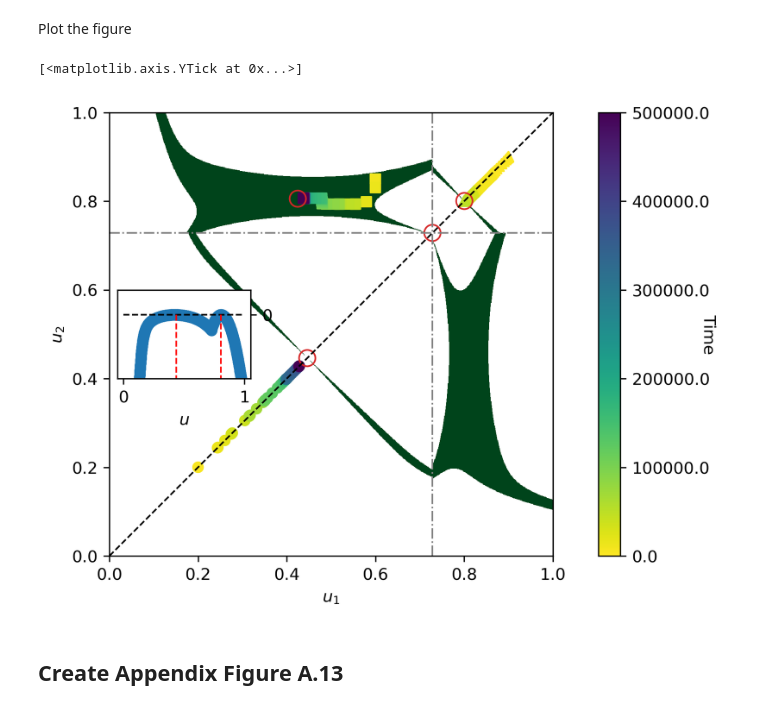
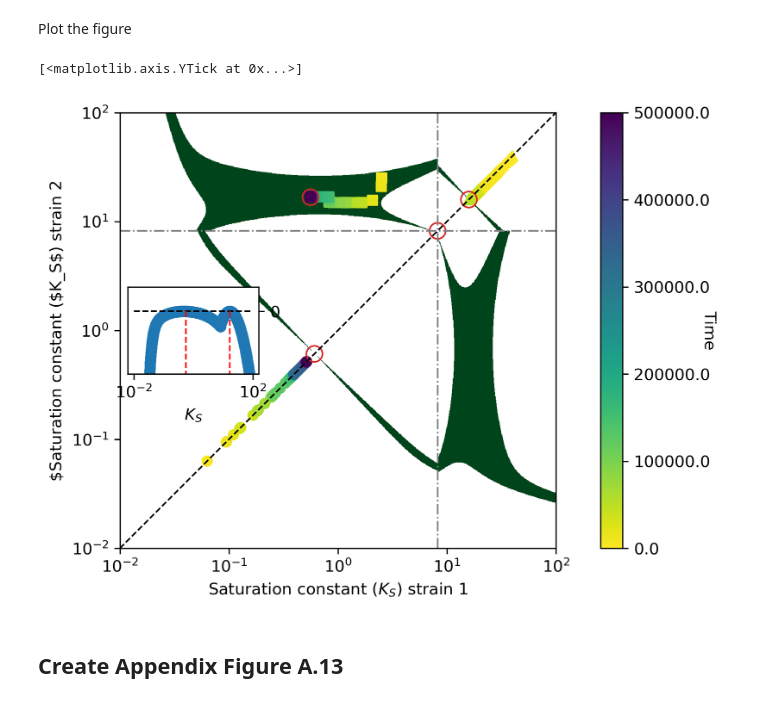
Before and after one commit to WortelLab/EvoCoexistenceFluctuations, a Jupyter notebook: pip_simulation_twospecies_JEB_Final.ipynb, the cells around one changed output. Drawn from its saved outputs; the diff is of its cells as text; code cells hidden in the pictures.

Commit message:
Add files via upload
Fixed some errors and corrected Axes labels for figure 5C.

```diff
--- a/pip_simulation_twospecies_JEB_Final.ipynb
+++ b/pip_simulation_twospecies_JEB_Final.ipynb
@@ -439,38 +439,44 @@ cax = ax.scatter(phenotype_trajectory_plot3[0,0::10], phenotype_trajectory_plot3
 cbar = fig.colorbar(cax,ticks=tlist3[0::200])
 cbar.ax.set_yticklabels(tlist3[0::200])
 cbar.set_label('Time',rotation=270)
 
 ax.scatter(rstar[0],rstar[0],facecolors='none',color='C3',s=100)
 ax.scatter(rstar[1],rstar[1],facecolors='none',color='C3',s=100)
 ax.scatter(rstar[2],rstar[2],facecolors='none',color='C3',s=100)
-ax.scatter(0.4249274995402252, 0.8057105072206822,facecolors='none',color='C3',s=100)
+ax.scatter(0.43720381405072123, 0.8057105072206822,facecolors='none',color='C3',s=100)
 ax.axvline(x=rstar[1], color='gray', ls='-.', lw='1')
 ax.axhline(y=rstar[1], color='gray', ls='-.', lw='1')
+ax.set_xticks([0,0.25,0.5,0.75,1])
+ax.set_xticklabels([r'$10^{-2}$', r'$10^{-1}$',r'$10^0$', r'$10^{1}$', r'$10^{2}$'])
+ax.set_yticks([0,0.25,0.5,0.75,1])
+ax.set_yticklabels([r'$10^{-2}$', r'$10^{-1}$',r'$10^0$', r'$10^{1}$', r'$10^{2}$'])
 
 tep = np.logical_and(np.transpose(pip)>0,pip>0)
 tep = np.ma.masked_where(tep == 0, tep)
 tep[0,0]=0
 ax.imshow(tep, cmap='Greens',
              origin='lower',
              interpolation='none',
              extent=[0,1,0,1])
 
-ax.set(xlabel=r'$u_1$', ylabel=r'$u_2$')
+ax.set(xlabel=r'Saturation constant ($K_S$) strain 1', ylabel=r'$Saturation constant ($K_S$) strain 2')
 
 axinset = inset_axes(ax, width="30%", height="20%", loc="center left")
-axinset.plot([0, 1], [0,0], color='k', linestyle='--', linewidth=1)
+axinset.plot([0,1], [0,0], color='k', linestyle='--', linewidth=1)
 axinset.plot([optimum_guess[0], optimum_guess[0]], [0,-0.1], color='r', linestyle='--', linewidth=1)
 axinset.plot([optimum_guess[1], optimum_guess[1]], [0,-0.1], color='r', linestyle='--', linewidth=1)
 axinset.scatter(np.linspace(0, 1, 1001), growth_rates_opt)
 axinset.set_ylim(bottom=-0.03)
-axinset.set(xlabel=r'$u$')
+axinset.set_xticks([0,1])
+axinset.set_xticklabels([r'$10^{-2}$', r'$10^{2}$'])
+axinset.set(xlabel=r'$K_S$')
 axinset.yaxis.set_ticks_position("right")
 axinset.yaxis.set_ticks([0])
 
 #plt.savefig('figures/TEP.svg')
 # %% [output]
 [<matplotlib.axis.YTick at 0x...>]
-[figure, old version]
+[figure, new version]
 # %% [markdown]
 ## Create Appendix Figure A.13
 # %%
```
Also changed, not shown: parts of 1 cell of this notebook.
